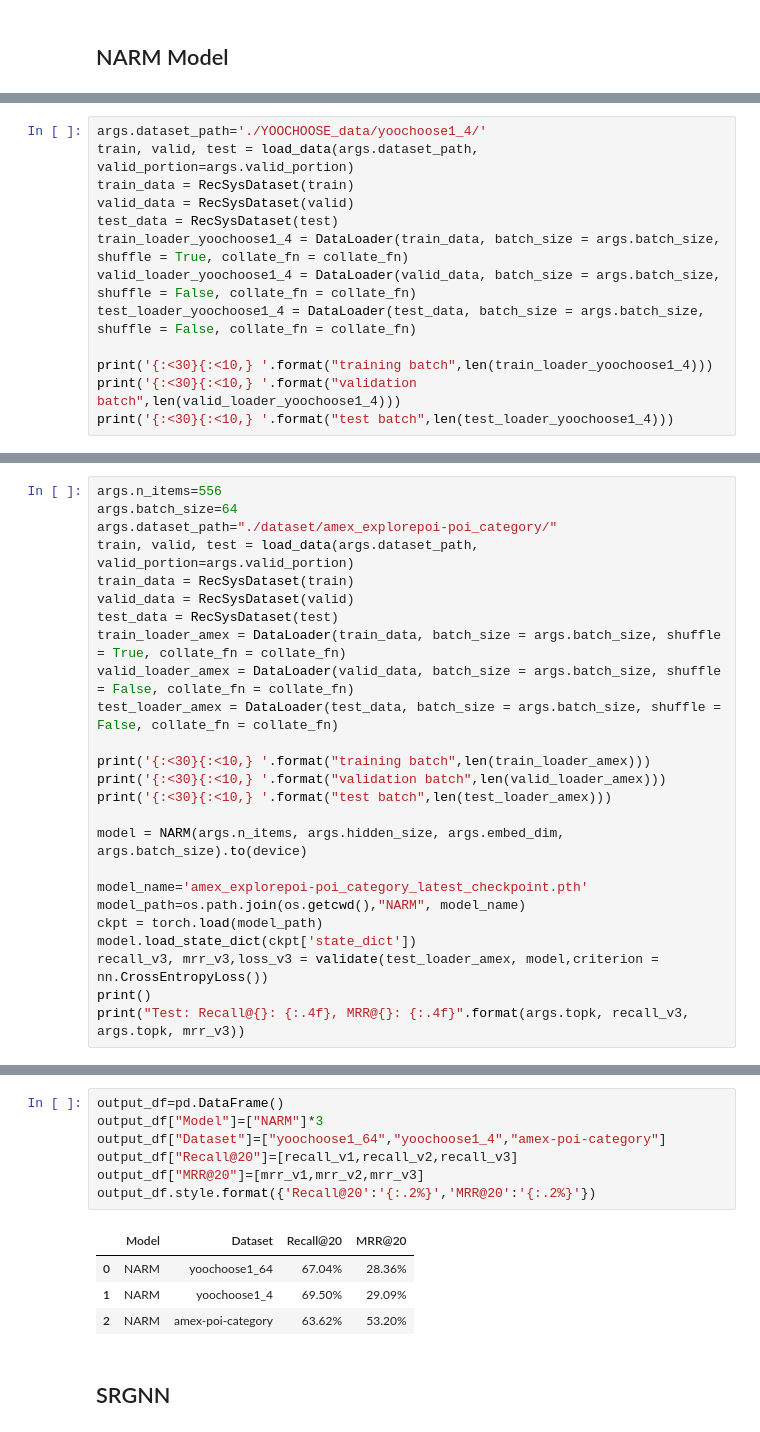
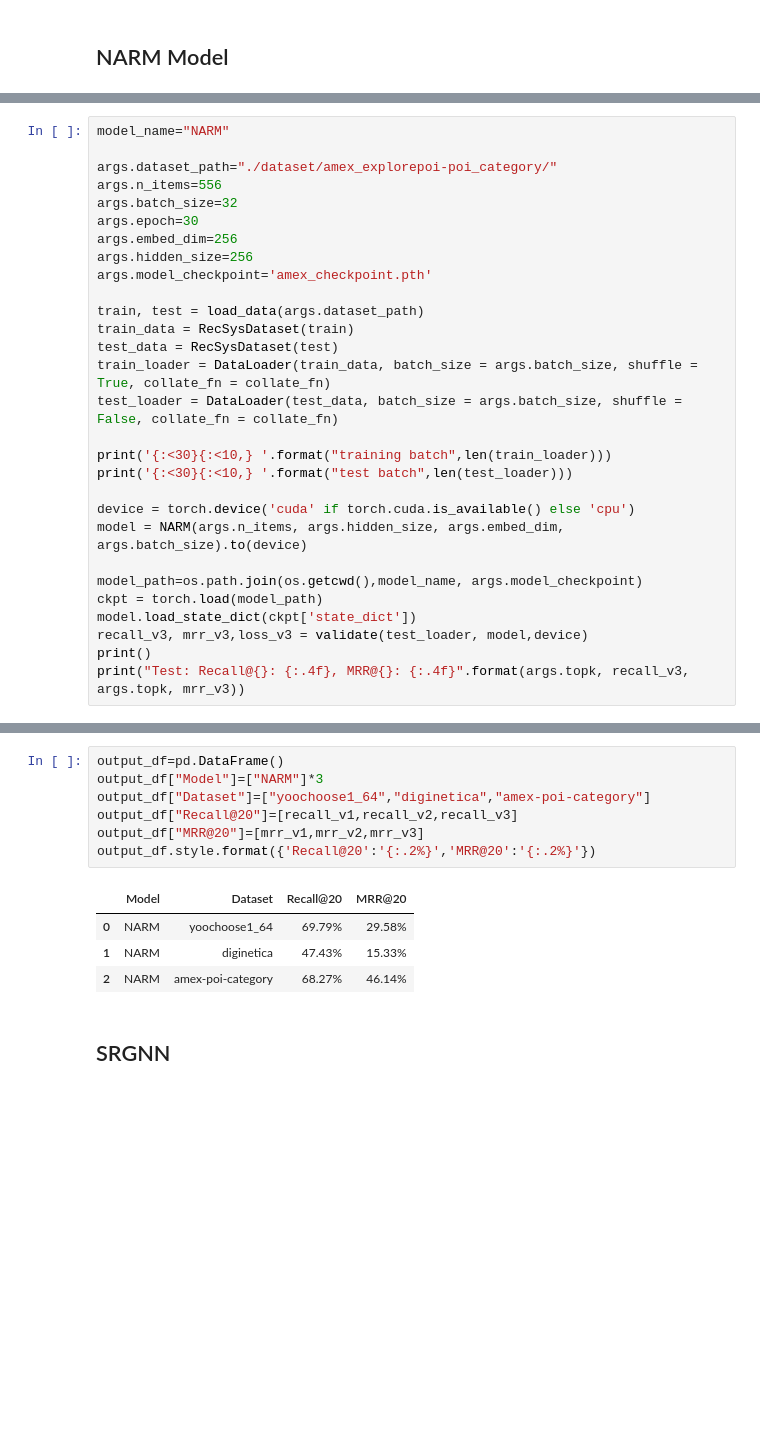
Before and after one commit to iamjiang/sequence-based-recommendation, a Jupyter notebook: model_performance.ipynb, the cells around one changed output, grey strips where cells are left out. Drawn from its saved outputs; the diff is of its cells as text; blank space fills up the shorter version.

```diff
--- a/model_performance.ipynb
+++ b/model_performance.ipynb
@@ -71,13 +78,0 @@ test batch                    110
-# %%
-args.dataset_path='./YOOCHOOSE_data/yoochoose1_4/'
-train, valid, test = load_data(args.dataset_path, valid_portion=args.valid_portion)
-train_data = RecSysDataset(train)
-valid_data = RecSysDataset(valid)
-test_data = RecSysDataset(test)
-train_loader_yoochoose1_4 = DataLoader(train_data, batch_size = args.batch_size, shuffle = True, collate_fn = collate_fn)
-valid_loader_yoochoose1_4 = DataLoader(valid_data, batch_size = args.batch_size, shuffle = False, collate_fn = collate_fn)
-test_loader_yoochoose1_4 = DataLoader(test_data, batch_size = args.batch_size, shuffle = False, collate_fn = collate_fn)
-
-print('{:<30}{:<10,} '.format("training batch",len(train_loader_yoochoose1_4)))
-print('{:<30}{:<10,} '.format("validation batch",len(valid_loader_yoochoose1_4)))
-print('{:<30}{:<10,} '.format("test batch",len(test_loader_yoochoose1_4)))
@@ -146,26 +168,30 @@ Test: Recall@20: 0.6950, MRR@20: 0.2909
 # %%
+model_name="NARM"
+
+args.dataset_path="./dataset/amex_explorepoi-poi_category/"
 args.n_items=556
-args.batch_size=64
-args.dataset_path="./dataset/amex_explorepoi-poi_category/"
-train, valid, test = load_data(args.dataset_path, valid_portion=args.valid_portion)
+args.batch_size=32
+args.epoch=30
+args.embed_dim=256
+args.hidden_size=256
+args.model_checkpoint='amex_checkpoint.pth'
+
+train, test = load_data(args.dataset_path)
 train_data = RecSysDataset(train)
-valid_data = RecSysDataset(valid)
 test_data = RecSysDataset(test)
-train_loader_amex = DataLoader(train_data, batch_size = args.batch_size, shuffle = True, collate_fn = collate_fn)
-valid_loader_amex = DataLoader(valid_data, batch_size = args.batch_size, shuffle = False, collate_fn = collate_fn)
-test_loader_amex = DataLoader(test_data, batch_size = args.batch_size, shuffle = False, collate_fn = collate_fn)
+train_loader = DataLoader(train_data, batch_size = args.batch_size, shuffle = True, collate_fn = collate_fn)
+test_loader = DataLoader(test_data, batch_size = args.batch_size, shuffle = False, collate_fn = collate_fn)
 
-print('{:<30}{:<10,} '.format("training batch",len(train_loader_amex)))
-print('{:<30}{:<10,} '.format("validation batch",len(valid_loader_amex)))
-print('{:<30}{:<10,} '.format("test batch",len(test_loader_amex)))
+print('{:<30}{:<10,} '.format("training batch",len(train_loader)))
+print('{:<30}{:<10,} '.format("test batch",len(test_loader)))
 
+device = torch.device('cuda' if torch.cuda.is_available() else 'cpu')
 model = NARM(args.n_items, args.hidden_size, args.embed_dim, args.batch_size).to(device)
 
-model_name='amex_explorepoi-poi_category_latest_checkpoint.pth'
-model_path=os.path.join(os.getcwd(),"NARM", model_name)
+model_path=os.path.join(os.getcwd(),model_name, args.model_checkpoint)
 ckpt = torch.load(model_path)
 model.load_state_dict(ckpt['state_dict'])
-recall_v3, mrr_v3,loss_v3 = validate(test_loader_amex, model,criterion = nn.CrossEntropyLoss())
+recall_v3, mrr_v3,loss_v3 = validate(test_loader, model,device)
 print()
 print("Test: Recall@{}: {:.4f}, MRR@{}: {:.4f}".format(args.topk, recall_v3, args.topk, mrr_v3))
 # %% [output]
@@ -189,14 +210,14 @@ Test: Recall@20: 0.6362, MRR@20: 0.5320
 # %%
 output_df=pd.DataFrame()
 output_df["Model"]=["NARM"]*3
-output_df["Dataset"]=["yoochoose1_64","yoochoose1_4","amex-poi-category"]
+output_df["Dataset"]=["yoochoose1_64","diginetica","amex-poi-category"]
 output_df["Recall@20"]=[recall_v1,recall_v2,recall_v3]
 output_df["MRR@20"]=[mrr_v1,mrr_v2,mrr_v3]
 output_df.style.format({'Recall@20':'{:.2%}','MRR@20':'{:.2%}'})
 # %% [output]
 |  | Model | Dataset | Recall@20 | MRR@20 |
-| 0 | NARM | yoochoose1_64 | 67.04% | 28.36% |
-| 1 | NARM | yoochoose1_4 | 69.50% | 29.09% |
-| 2 | NARM | amex-poi-category | 63.62% | 53.20% |
+| 0 | NARM | yoochoose1_64 | 69.79% | 29.58% |
+| 1 | NARM | diginetica | 47.43% | 15.33% |
+| 2 | NARM | amex-poi-category | 68.27% | 46.14% |
 # %% [markdown]
 ## SRGNN
```
Also changed, not shown: parts of 84 cells of this notebook, 9 other files.
